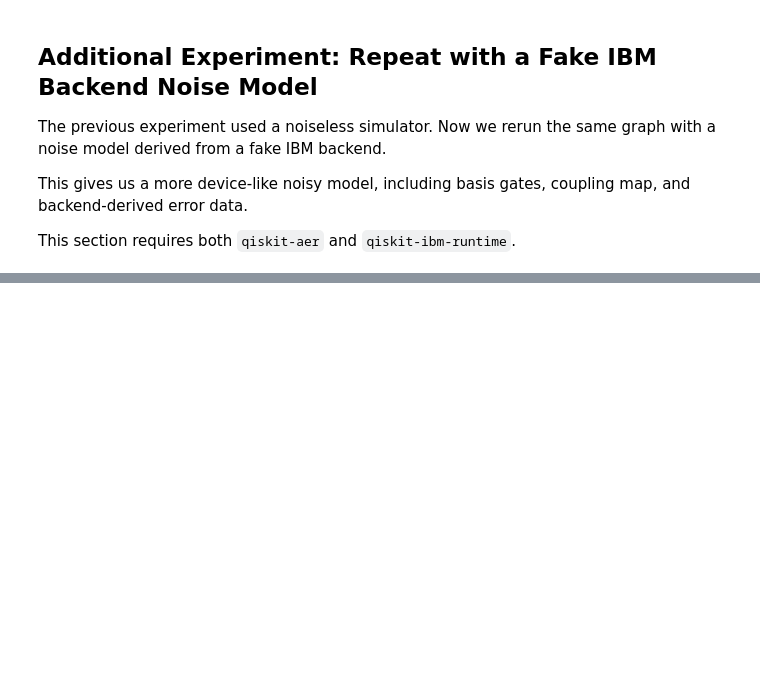
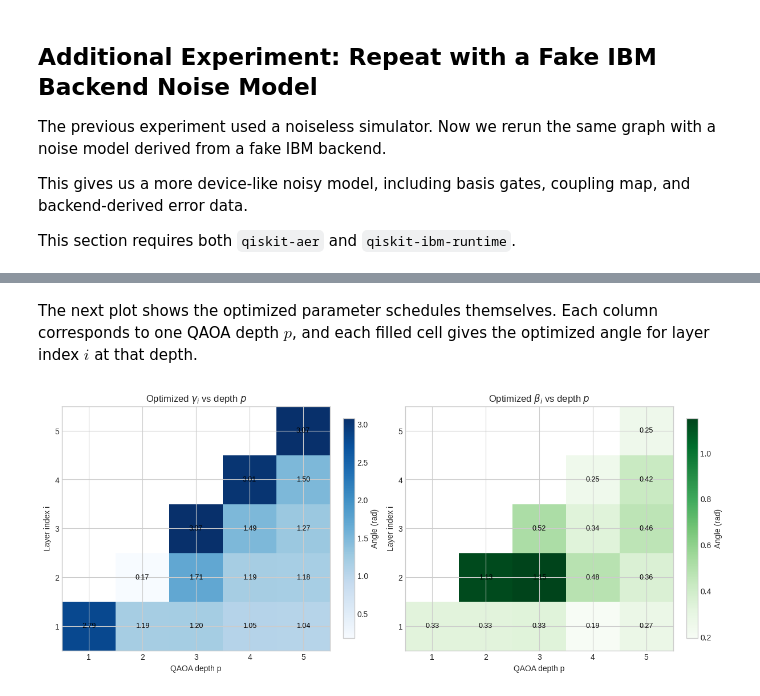
Before and after one commit to ZeddTheGoat/QAOA, a Jupyter notebook: qaoa_maxcut_tutorial.ipynb, the cells around one changed output, grey strips where cells are left out. Cells and saved outputs as stored; diff of their text form; code cells hidden in the pictures; blank space fills up the shorter version.

```diff
--- a/qaoa_maxcut_tutorial.ipynb
+++ b/qaoa_maxcut_tutorial.ipynb
@@ -208,0 +399,36 @@ print('Noisy probability of sampling an optimal solution: {:.4%}'.format(noisy_o
+# %% [markdown]
+The next plot shows the optimized parameter schedules themselves. Each column corresponds to one QAOA depth $p$, and each filled cell gives the optimized angle for layer index $i$ at that depth.
+# %%
+gamma_grid = np.full((max_layers, max_layers), np.nan)
+beta_grid = np.full((max_layers, max_layers), np.nan)
+
+for entry in layer_sweep.entries:
+    p = entry.layers
+    gamma_grid[:p, p - 1] = entry.result.x[:p]
+    beta_grid[:p, p - 1] = entry.result.x[p:]
+
+fig, axes = plt.subplots(1, 2, figsize=(12, 5), constrained_layout=True)
+
+for ax, values, title, cmap in [
+    (axes[0], gamma_grid, 'Optimized $\\gamma_i$ vs depth $p$', 'Blues'),
+    (axes[1], beta_grid, 'Optimized $\\beta_i$ vs depth $p$', 'Greens'),
+]:
+    masked = np.ma.masked_invalid(values)
+    image = ax.imshow(masked, origin='lower', aspect='auto', cmap=cmap, interpolation='none')
+    ax.set_xlabel('QAOA depth p')
+    ax.set_ylabel('Layer index i')
+    ax.set_title(title)
+    ax.set_xticks(np.arange(max_layers), labels=np.arange(1, max_layers + 1))
+    ax.set_yticks(np.arange(max_layers), labels=np.arange(1, max_layers + 1))
+
+    for row in range(max_layers):
+        for col in range(max_layers):
+            if np.isfinite(values[row, col]):
+                ax.text(col, row, f'{values[row, col]:.2f}', ha='center', va='center', color='black', fontsize=9)
+
+    colorbar = fig.colorbar(image, ax=ax, shrink=0.9)
+    colorbar.set_label('Angle (rad)')
+
+plt.show()
+# %% [output]
+[figure, added]
```
Also changed, not shown: parts of 21 cells of this notebook, 2 other files.
